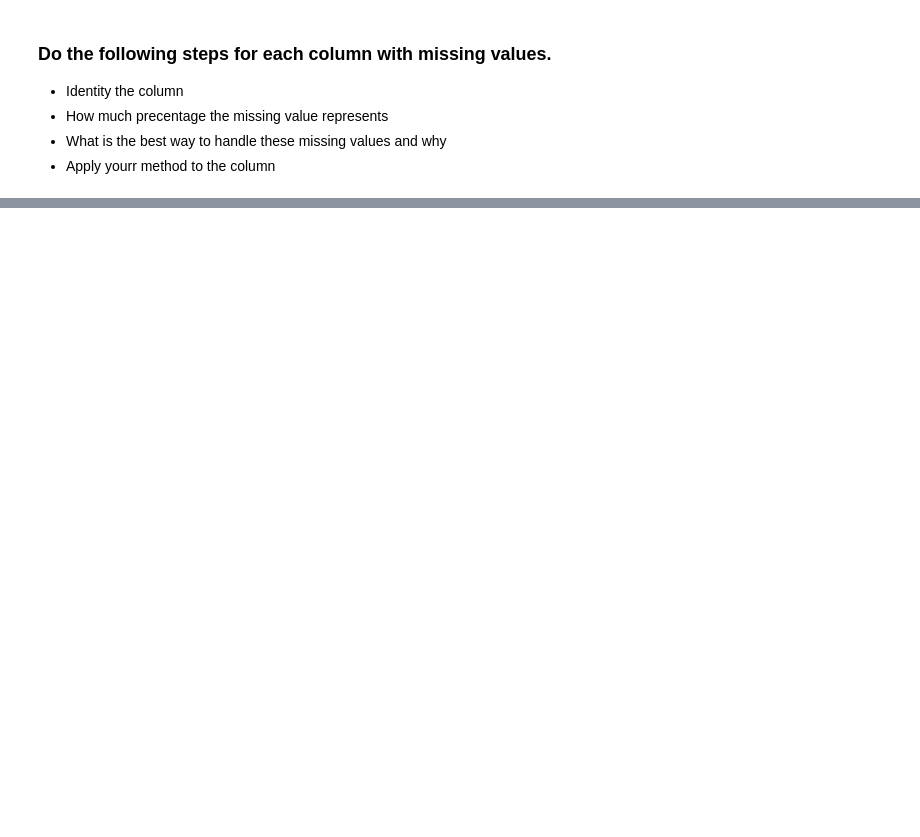
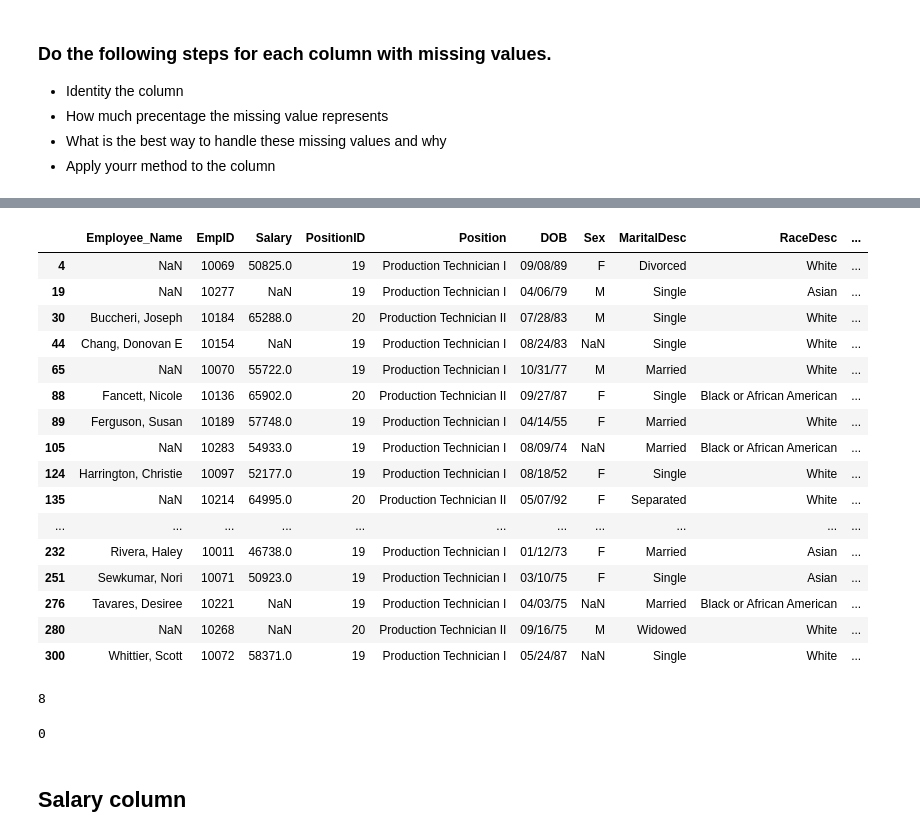
Before and after one commit to Tuwaiq-Data-Science-Bootcamp-V2/MissingData-Lab1, a Jupyter notebook: Missing Values Assignment .ipynb, the cells around one changed output, grey strips where cells are left out. Drawn from its saved outputs; the diff is of its cells as text; code cells hidden in the pictures; blank space fills up the shorter version.

```diff
--- a/Missing Values Assignment .ipynb
+++ b/Missing Values Assignment .ipynb
@@ -3,2 +8,5 @@
 # %% [markdown]
 ### Load your dataset
+# %%
+HR_Missing =pd.read_csv("HR_Missing_Vslues.csv")
+HR_Missing
@@ -20,0 +166,25 @@
+# %%
+HR_Missing[HR_Missing['ManagerName']=='Webster Butler']
+# %% [output]
+|  | Employee_Name | EmpID | Salary | PositionID | Position | DOB | Sex | MaritalDesc | RaceDesc | ... |
+| 4 | NaN | 10069 | 50825.0 | 19 | Production Technician I | 09/08/89 | F | Divorced | White | ... |
+| 19 | NaN | 10277 | NaN | 19 | Production Technician I | 04/06/79 | M | Single | Asian | ... |
+| 30 | Buccheri, Joseph | 10184 | 65288.0 | 20 | Production Technician II | 07/28/83 | M | Single | White | ... |
+| 44 | Chang, Donovan E | 10154 | NaN | 19 | Production Technician I | 08/24/83 | NaN | Single | White | ... |
+| 65 | NaN | 10070 | 55722.0 | 19 | Production Technician I | 10/31/77 | M | Married | White | ... |
+| 88 | Fancett, Nicole | 10136 | 65902.0 | 20 | Production Technician II | 09/27/87 | F | Single | Black or African American | ... |
+| 89 | Ferguson, Susan | 10189 | 57748.0 | 19 | Production Technician I | 04/14/55 | F | Married | White | ... |
+| 105 | NaN | 10283 | 54933.0 | 19 | Production Technician I | 08/09/74 | NaN | Married | Black or African American | ... |
+| 124 | Harrington, Christie | 10097 | 52177.0 | 19 | Production Technician I | 08/18/52 | F | Single | White | ... |
+| 135 | NaN | 10214 | 64995.0 | 20 | Production Technician II | 05/07/92 | F | Separated | White | ... |
+| ... | ... | ... | ... | ... | ... | ... | ... | ... | ... | ... |
+| 232 | Rivera, Haley | 10011 | 46738.0 | 19 | Production Technician I | 01/12/73 | F | Married | Asian | ... |
+| 251 | Sewkumar, Nori | 10071 | 50923.0 | 19 | Production Technician I | 03/10/75 | F | Single | Asian | ... |
+| 276 | Tavares, Desiree | 10221 | NaN | 19 | Production Technician I | 04/03/75 | NaN | Married | Black or African American | ... |
+| 280 | NaN | 10268 | NaN | 20 | Production Technician II | 09/16/75 | M | Widowed | White | ... |
+| 300 | Whittier, Scott | 10072 | 58371.0 | 19 | Production Technician I | 05/24/87 | NaN | Single | White | ... |
+# %%
+# Check of all the missing values in Manager ID belonges to the same manger name
+HR_Missing[HR_Missing['ManagerName']=='Webster Butler']['ManagerID'].isna().sum()
+# %% [output]
+8
@@ -20,0 +194,7 @@
+# %%
+#check for the nulls
+HR_Missing[HR_Missing['ManagerName']=='Webster Butler']['ManagerID'].isna().sum()
+# %% [output]
+0
+# %% [markdown]
+## Salary column
```
Also changed, not shown: parts of 19 cells of this notebook.
